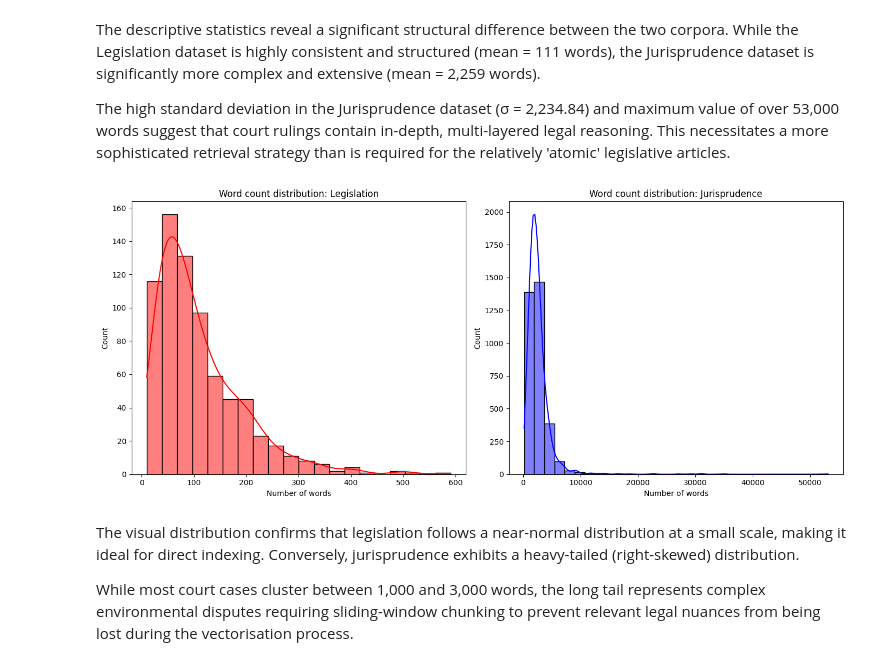
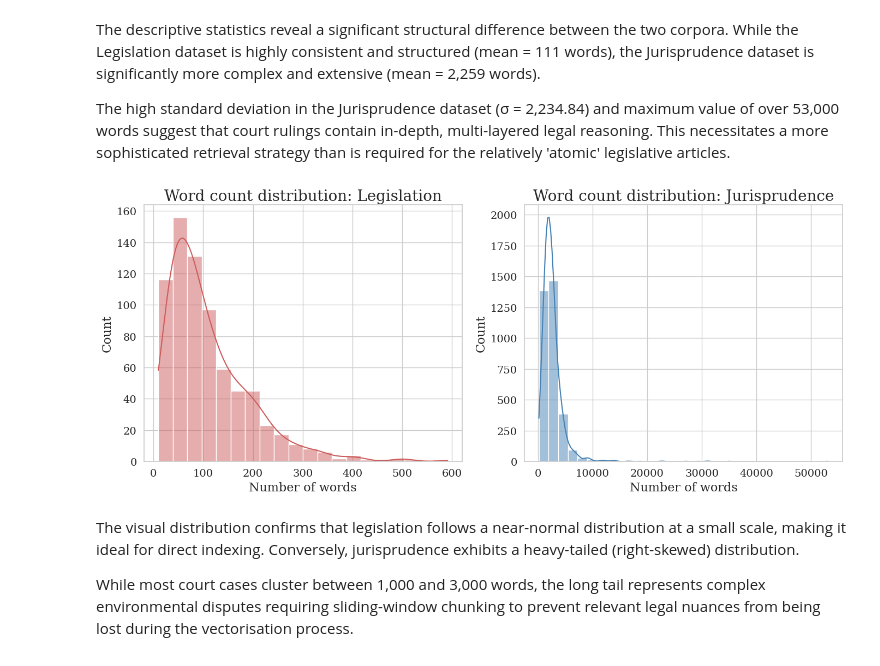
Before and after one commit to verkadefloor/thesis_project, a Jupyter notebook: EDA/Exploratory_Data_Analysis.ipynb, the cells around one changed output. Drawn from its saved outputs; the diff is of its cells as text; code cells hidden in the pictures.

```diff
--- a/EDA/Exploratory_Data_Analysis.ipynb
+++ b/EDA/Exploratory_Data_Analysis.ipynb
@@ -207,24 +207,34 @@ The descriptive statistics reveal a significant structural difference between th
 
 The high standard deviation in the Jurisprudence dataset (σ = 2,234.84) and maximum value of over 53,000 words suggest that court rulings contain in-depth, multi-layered legal reasoning. This necessitates a more sophisticated retrieval strategy than is required for the relatively 'atomic' legislative articles.
 # %%
+# theme
+sns.set_theme(style="whitegrid")
+plt.rcParams.update({
+    'font.family': 'serif',
+    'font.size': 14,
+    'axes.labelsize': 16,
+    'xtick.labelsize': 14,
+    'ytick.labelsize': 14
+})
+
 # distribution histograms
 plt.figure(figsize=(14, 6))
 
 # Legislation distribution
 plt.subplot(1, 2, 1)
-sns.histplot(df_legislation['word_count'], kde=True, color='red', bins=20)
-plt.title('Word count distribution: Legislation')
+sns.histplot(df_legislation['word_count'], kde=True, color='#CD5C5C', bins=20)
+plt.title('Word count distribution: Legislation', fontsize=20)
 plt.xlabel('Number of words')
 
 # Jurisprudence distribution
 plt.subplot(1, 2, 2)
-sns.histplot(df_jurisprudence['word_count'], kde=True, color='blue', bins=30)
-plt.title('Word count distribution: Jurisprudence')
+sns.histplot(df_jurisprudence['word_count'], kde=True, color='#4682B4', bins=30)
+plt.title('Word count distribution: Jurisprudence', fontsize=20)
 plt.xlabel('Number of words')
 
 plt.tight_layout()
 # %% [output]
-[figure, old version]
+[figure, new version]
 # %% [markdown]
 The visual distribution confirms that legislation follows a near-normal distribution at a small scale, making it ideal for direct indexing. Conversely, jurisprudence exhibits a heavy-tailed (right-skewed) distribution.
 
```
Also changed, not shown: parts of 2 cells of this notebook, 6 other files.
